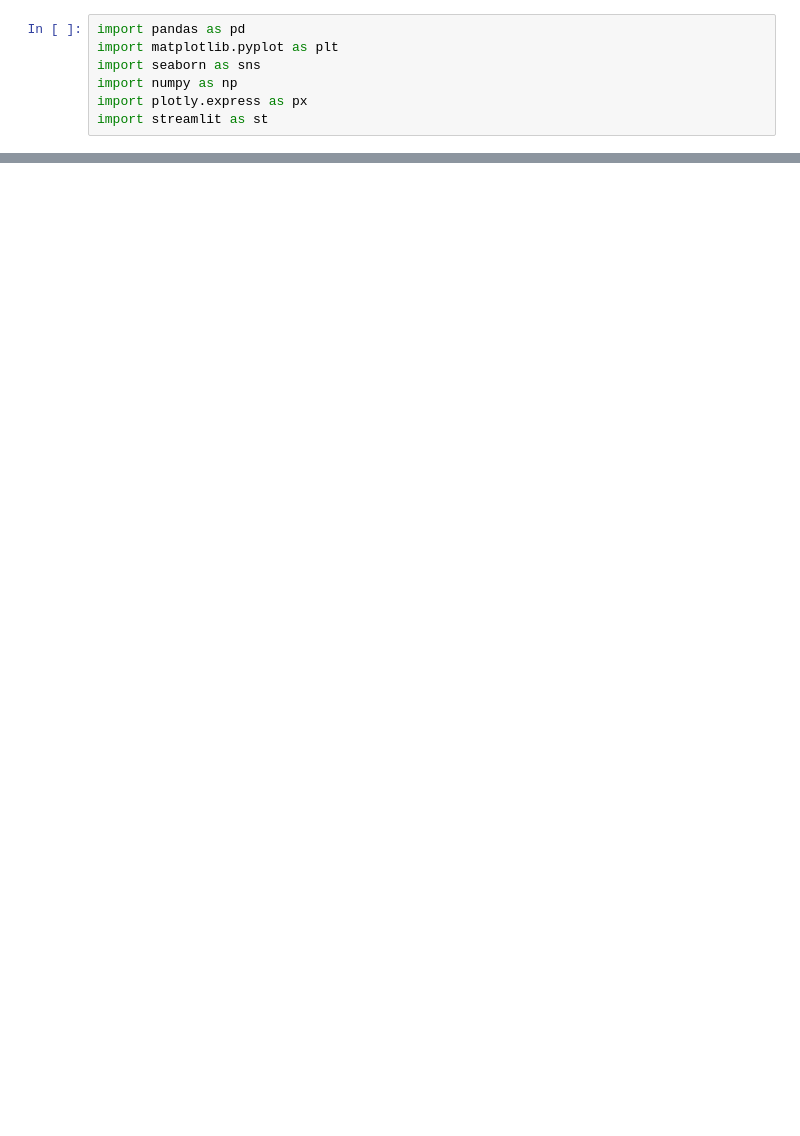
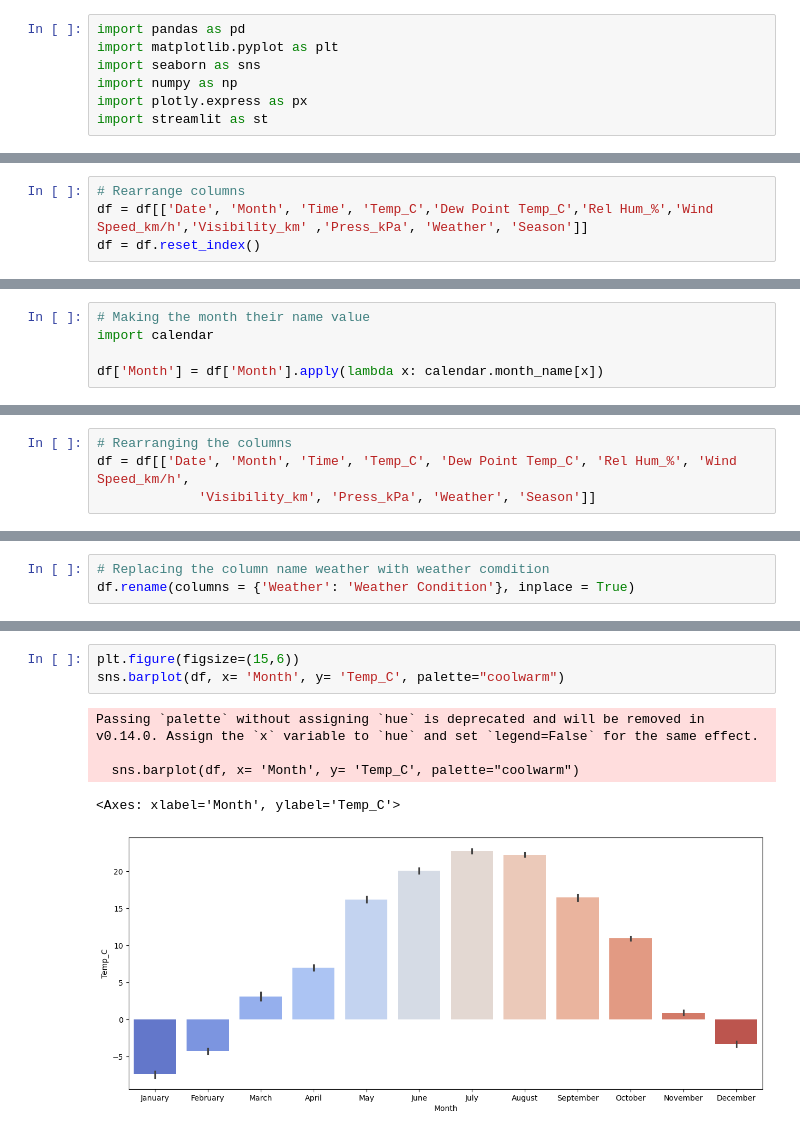
Before and after one commit to Sameerverma32/Project, a Jupyter notebook: test.ipynb, the cells around one changed output, grey strips where cells are left out. Drawn from its saved outputs; the diff is of its cells as text; blank space fills up the shorter version.

```diff
--- a/test.ipynb
+++ b/test.ipynb
@@ -52,0 +101,4 @@ df.tail(10)
+# %%
+# Rearrange columns
+df = df[['Date', 'Month', 'Time', 'Temp_C','Dew Point Temp_C','Rel Hum_%','Wind Speed_km/h','Visibility_km' ,'Press_kPa', 'Weather', 'Season']]
+df = df.reset_index()
@@ -52,0 +131,5 @@ df.tail(10)
+# %%
+# Making the month their name value
+import calendar
+
+df['Month'] = df['Month'].apply(lambda x: calendar.month_name[x])
@@ -52,0 +142,4 @@ df.tail(10)
+# %%
+# Rearranging the columns
+df = df[['Date', 'Month', 'Time', 'Temp_C', 'Dew Point Temp_C', 'Rel Hum_%', 'Wind Speed_km/h',
+             'Visibility_km', 'Press_kPa', 'Weather', 'Season']]
@@ -52,0 +152,3 @@ df.tail(10)
+# %%
+# Replacing the column name weather with weather comdition
+df.rename(columns = {'Weather': 'Weather Condition'}, inplace = True)
@@ -52,0 +181,9 @@ df.tail(10)
+# %%
+plt.figure(figsize=(15,6))
+sns.barplot(df, x= 'Month', y= 'Temp_C', palette="coolwarm")
+# %% [output]
+Passing `palette` without assigning `hue` is deprecated and will be removed in v0.14.0. Assign the `x` variable to `hue` and set `legend=False` for the same effect.
+
+  sns.barplot(df, x= 'Month', y= 'Temp_C', palette="coolwarm")
+<Axes: xlabel='Month', ylabel='Temp_C'>
+[figure, added]
```
Also changed, not shown: parts of 38 cells of this notebook, 6 other files.
